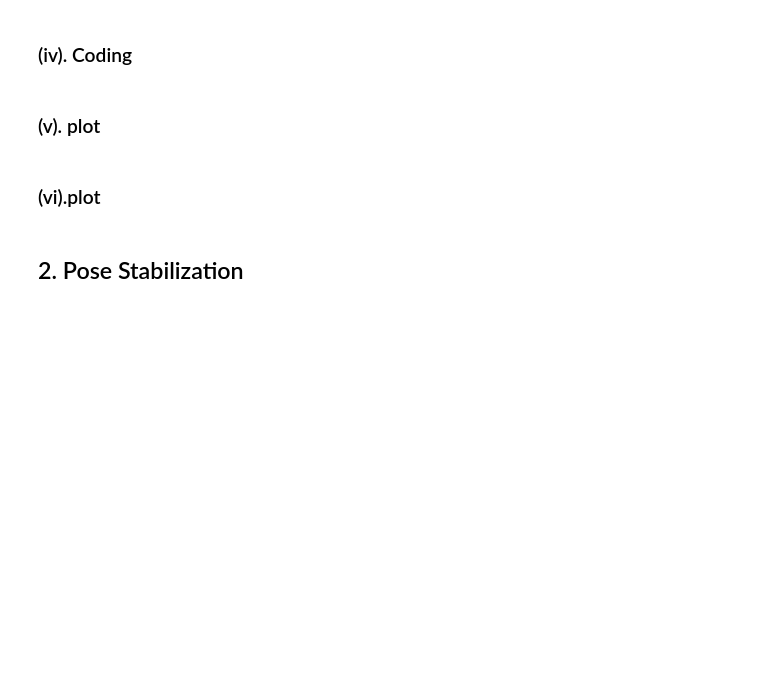
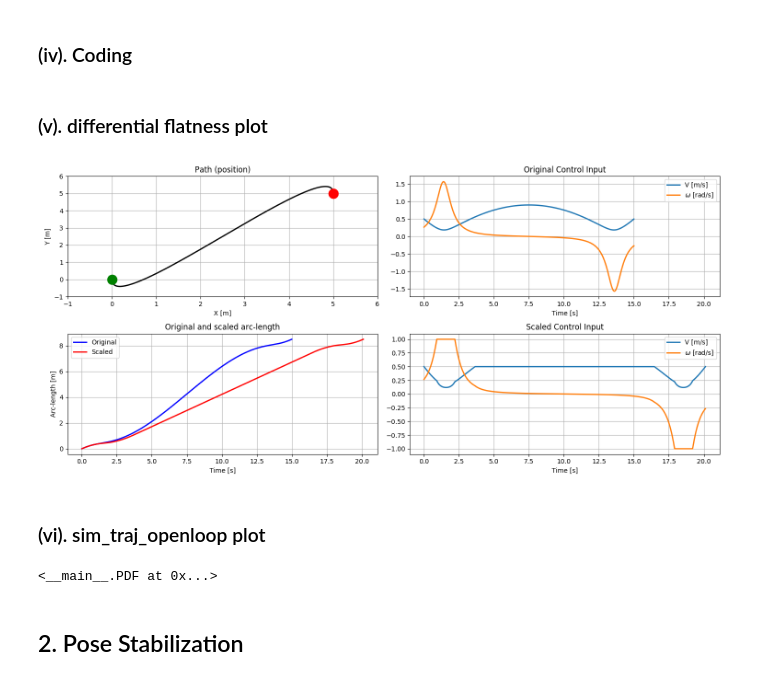
Before and after one commit to haroldmei/AA274A, a Jupyter notebook: aa274a_hw1.ipynb, the cells around one changed output. Drawn from its saved outputs; the diff is of its cells as text; code cells hidden in the pictures; blank space fills up the shorter version.

```diff
--- a/aa274a_hw1.ipynb
+++ b/aa274a_hw1.ipynb
@@ -61,6 +77,11 @@ When we set V=0, the system is no longer differential flat.
 # %% [markdown]
 ### (iv). Coding
 # %% [markdown]
-### (v). plot
+### (v). differential flatness plot
+# %%
+from IPython.display import Image
+Image(filename='HW1/plots/differential_flatness.png')
+# %% [output]
+[figure, added]
 # %% [markdown]
-### (vi).plot
+### (vi). sim_traj_openloop plot
@@ -67,3 +96,7 @@ When we set V=0, the system is no longer differential flat.
+# %%
+PDF('HW1/plots/sim_traj_openloop.pdf',size=(1000,600))
+# %% [output]
+<__main__.PDF at 0x...>
 # %% [markdown]
 ## 2. Pose Stabilization
 # %% [markdown]
```
Also changed, not shown: parts of 33 cells of this notebook, 9 other files.
